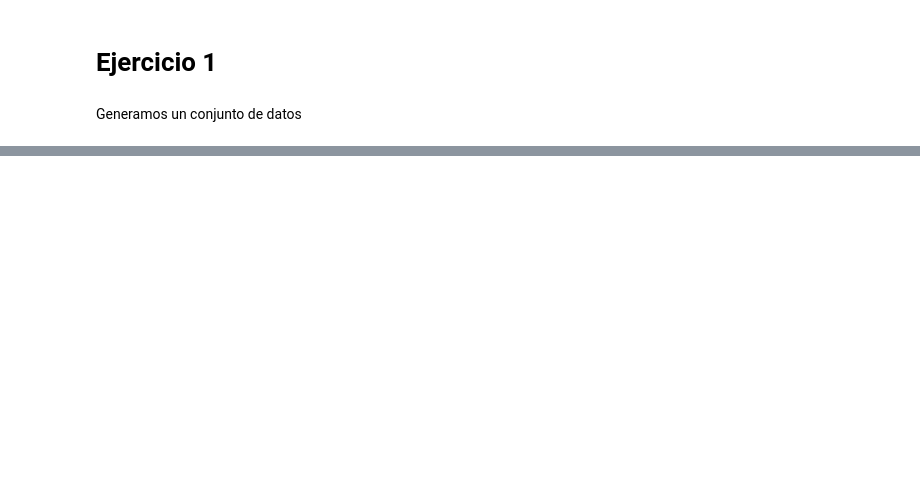
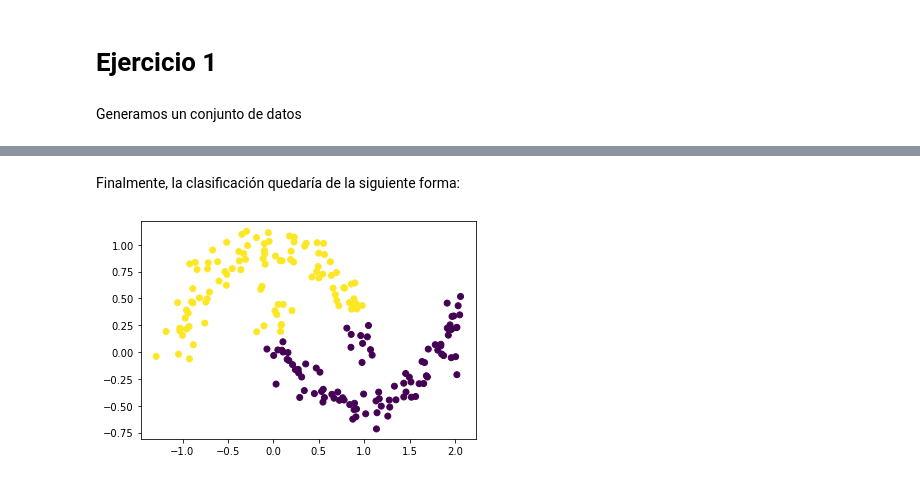
Before and after one commit to taniarubi/redes-neuronales, a Jupyter notebook: tareas/tarea2/src/ejercicio1.ipynb, the cells around one changed output, grey strips where cells are left out. Cells and saved outputs as stored; diff of their text form; code cells hidden in the pictures; blank space fills up the shorter version.

```diff
--- a/tareas/tarea2/src/ejercicio1.ipynb
+++ b/tareas/tarea2/src/ejercicio1.ipynb
@@ -45,0 +65,7 @@ Implementamos regresión logística usando el descenso gradiente  para clasifica
+# %% [markdown]
+Finalmente, la clasificación quedaría de la siguiente forma:
+# %%
+plt.scatter(C1[:,0], C1[:,1], c = prediccion(C1))
+plt.show()
+# %% [output]
+[figure, added]
```
Also changed, not shown: parts of 8 cells of this notebook, 1 other file.
